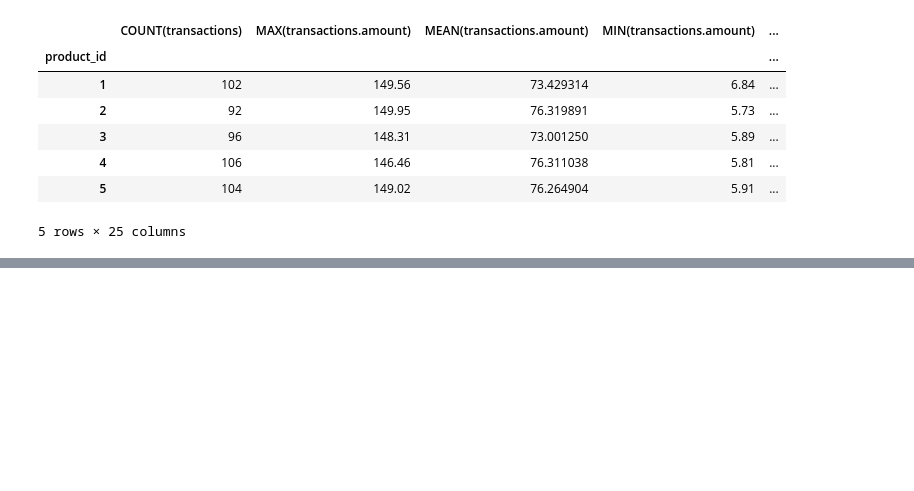
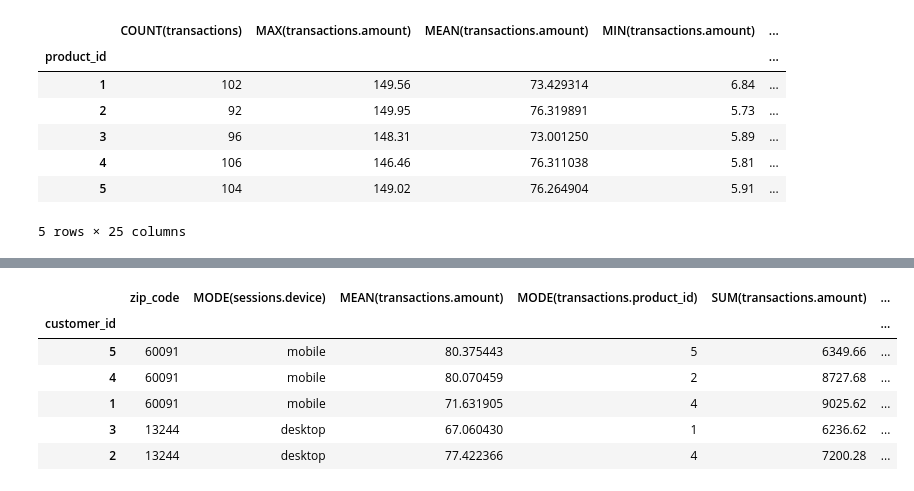
Before and after one commit to anras5/Criteo-Search-Data, a Jupyter notebook: dfs_test.ipynb, the cells around one changed output, grey strips where cells are left out. Saved outputs shown, nothing was run; the diff lists cells and outputs as text; code cells hidden in the pictures; blank space fills up the shorter version.

```diff
--- a/dfs_test.ipynb
+++ b/dfs_test.ipynb
@@ -139,0 +157,15 @@ feature_matrix
+# %%
+feature_matrix, feature_defs = ft.dfs(entityset=es,
+                                      target_dataframe_name="customers",
+                                      agg_primitives=["mean", "sum", "mode"],
+                                      trans_primitives=["month", "hour"],
+                                      max_depth=2)
+feature_matrix
+# %% [output]
+|  | zip_code | MODE(sessions.device) | MEAN(transactions.amount) | MODE(transactions.product_id) | SUM(transactions.amount) | ... |
+| customer_id |  |  |  |  |  | ... |
+| 5 | 60091 | mobile | 80.375443 | 5 | 6349.66 | ... |
+| 4 | 60091 | mobile | 80.070459 | 2 | 8727.68 | ... |
+| 1 | 60091 | mobile | 71.631905 | 4 | 9025.62 | ... |
+| 3 | 13244 | desktop | 67.060430 | 1 | 6236.62 | ... |
+| 2 | 13244 | desktop | 77.422366 | 4 | 7200.28 | ... |
```
Also changed, not shown: parts of 2 cells of this notebook, 2 other files.
